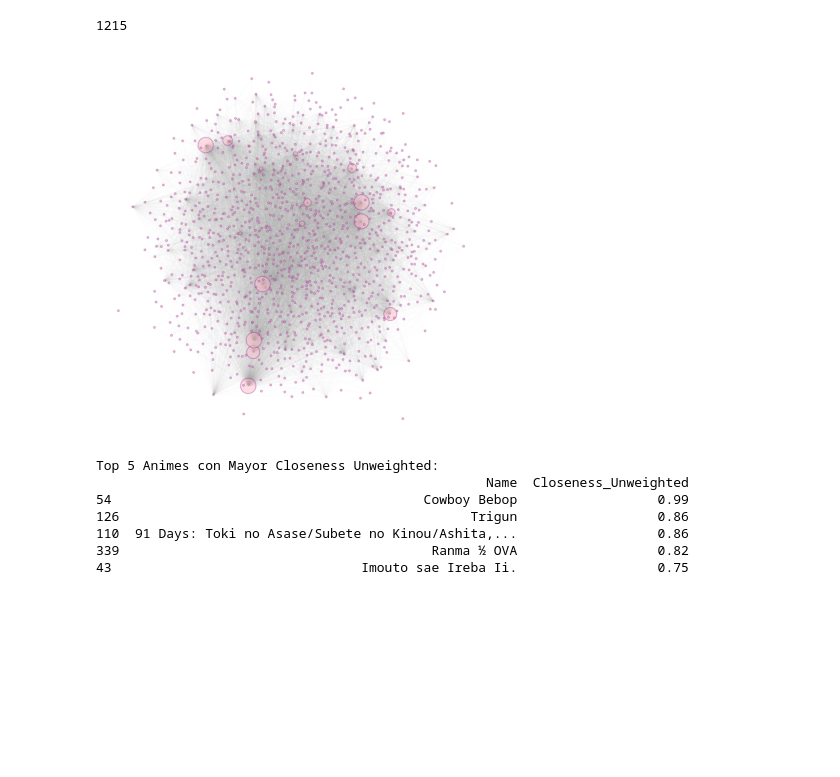
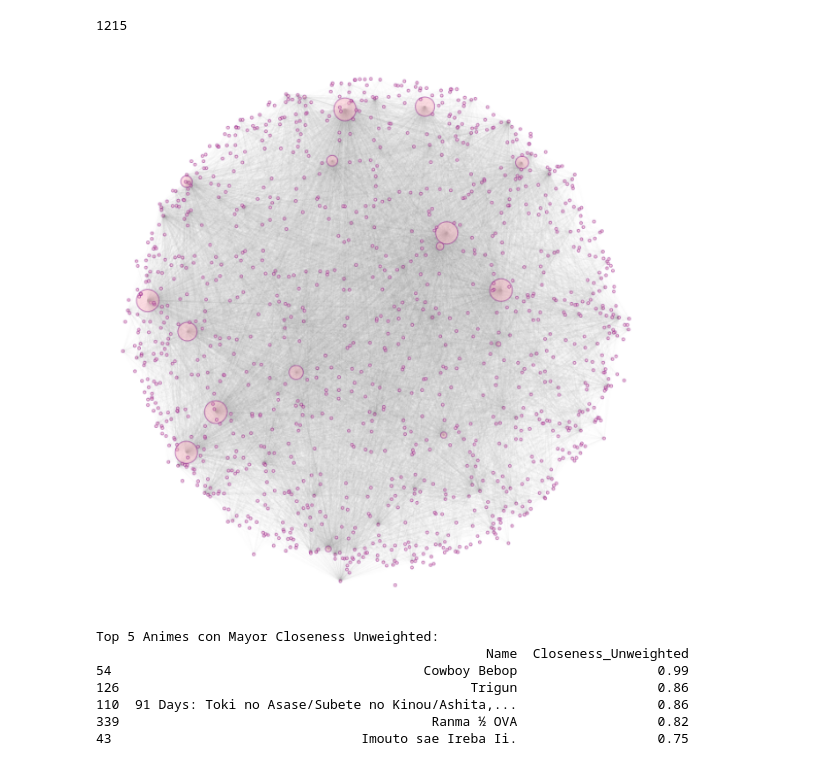
Before and after one commit to aurreg/Anime-Network-Project, a Jupyter notebook: Scripts/Descriptive analysis of the bipartite network.ipynb, the cells around one changed output. Drawn from its saved outputs; the diff is of its cells as text; code cells hidden in the pictures; blank space fills up the shorter version.

```diff
--- a/Scripts/Descriptive analysis of the bipartite network.ipynb
+++ b/Scripts/Descriptive analysis of the bipartite network.ipynb
@@ -616,13 +629,14 @@ grafico2.save("grafico2.png")
 # %%
 # Lee la imagen
 image = plt.imread("grafico2.png")
 
 # Plotea la imagen
+plt.figure(figsize=(12, 8))
 plt.imshow(image)
 plt.axis('off')  # Desactiva los ejes
 plt.show()
 # %% [output]
-[figure, old version]
+[figure, new version]
 # %%
 ANIMES = pd.DataFrame((usuarios['anime_id'].unique(),  # Obtener valores únicos de la segunda columna
                   (np.full(len(usuarios['anime_id'].unique()), len(usuarios['user_id'].unique())) + range(len(usuarios['anime_id'].unique())))),  # Generar identificadores únicos
```
Also changed, not shown: parts of 15 cells of this notebook, 6 other files.
